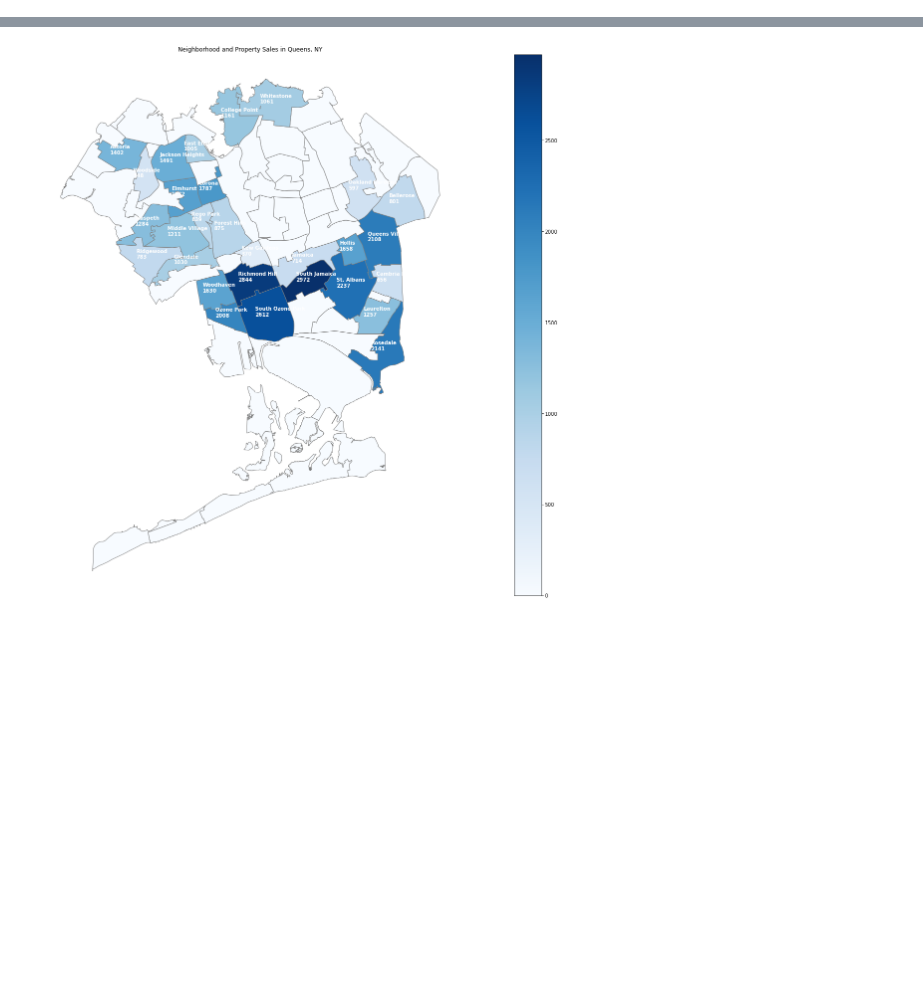
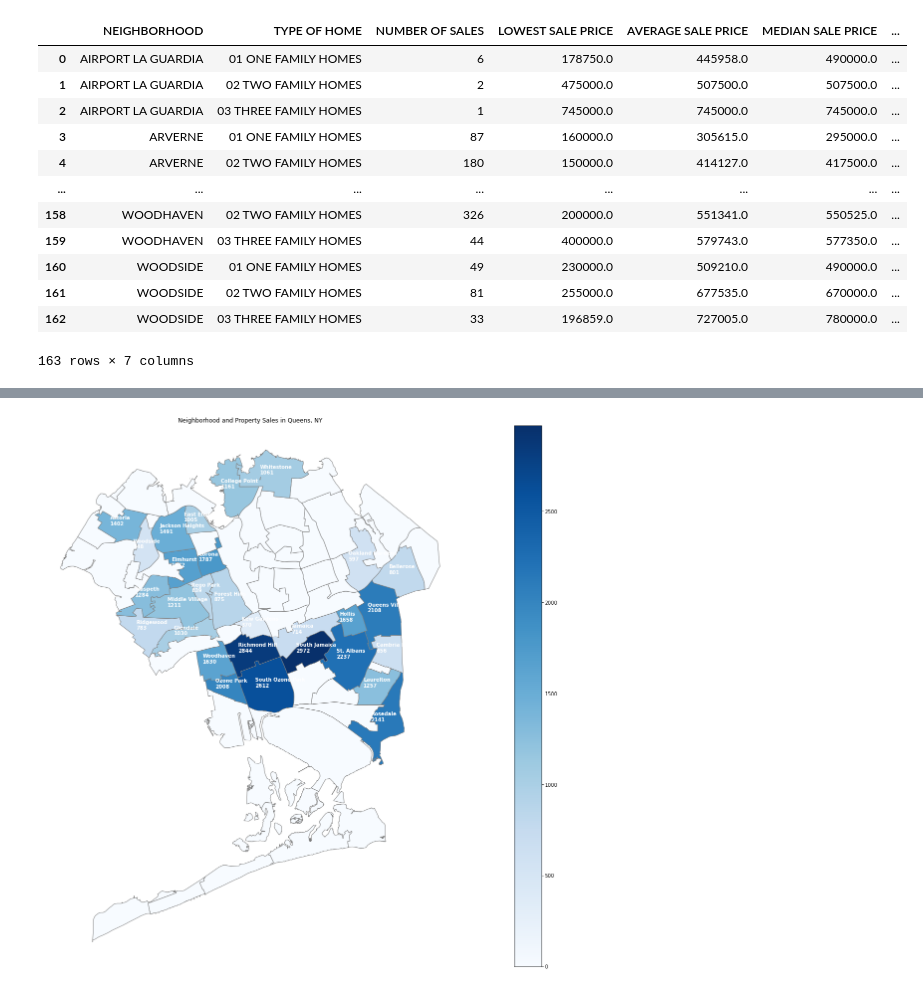
Before and after one commit to annad1998/320final, a Jupyter notebook: index.ipynb, the cells around one changed output, grey strips where cells are left out. Saved outputs shown, nothing was run; the diff lists cells and outputs as text; code cells hidden in the pictures; blank space fills up the shorter version.

```diff
--- a/index.ipynb
+++ b/index.ipynb
@@ -40,6 +56,21 @@ import requests as re
 # %%
 p2005 = pd.read_csv("./2005.csv")
 p2006 = pd.read_csv("./2006.csv")
 p2007 = pd.read_csv("./2007.csv")
 p2008 = pd.read_csv("./2008.csv")
 p2009 = pd.read_csv("./2009.csv")
+p2005
+# %% [output]
+|  | NEIGHBORHOOD | TYPE OF HOME | NUMBER OF SALES | LOWEST SALE PRICE | AVERAGE SALE PRICE | MEDIAN SALE PRICE | ... |
+| 0 | AIRPORT LA GUARDIA | 01 ONE FAMILY HOMES | 6 | 178750.0 | 445958.0 | 490000.0 | ... |
+| 1 | AIRPORT LA GUARDIA | 02 TWO FAMILY HOMES | 2 | 475000.0 | 507500.0 | 507500.0 | ... |
+| 2 | AIRPORT LA GUARDIA | 03 THREE FAMILY HOMES | 1 | 745000.0 | 745000.0 | 745000.0 | ... |
+| 3 | ARVERNE | 01 ONE FAMILY HOMES | 87 | 160000.0 | 305615.0 | 295000.0 | ... |
+| 4 | ARVERNE | 02 TWO FAMILY HOMES | 180 | 150000.0 | 414127.0 | 417500.0 | ... |
+| ... | ... | ... | ... | ... | ... | ... | ... |
+| 158 | WOODHAVEN | 02 TWO FAMILY HOMES | 326 | 200000.0 | 551341.0 | 550525.0 | ... |
+| 159 | WOODHAVEN | 03 THREE FAMILY HOMES | 44 | 400000.0 | 579743.0 | 577350.0 | ... |
+| 160 | WOODSIDE | 01 ONE FAMILY HOMES | 49 | 230000.0 | 509210.0 | 490000.0 | ... |
+| 161 | WOODSIDE | 02 TWO FAMILY HOMES | 81 | 255000.0 | 677535.0 | 670000.0 | ... |
+| 162 | WOODSIDE | 03 THREE FAMILY HOMES | 33 | 196859.0 | 727005.0 | 780000.0 | ... |
+163 rows × 7 columns
```
Also changed, not shown: parts of 19 cells of this notebook.
